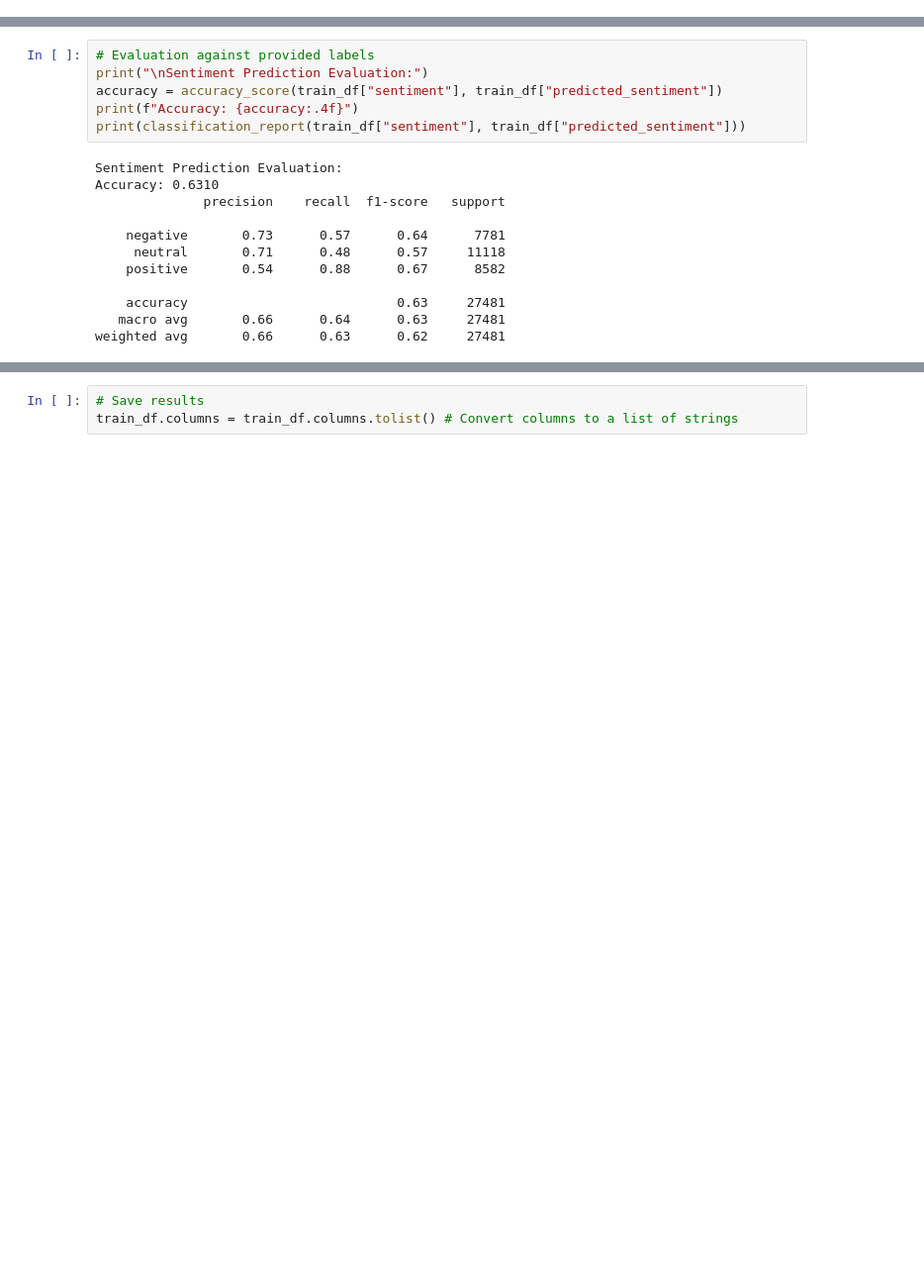
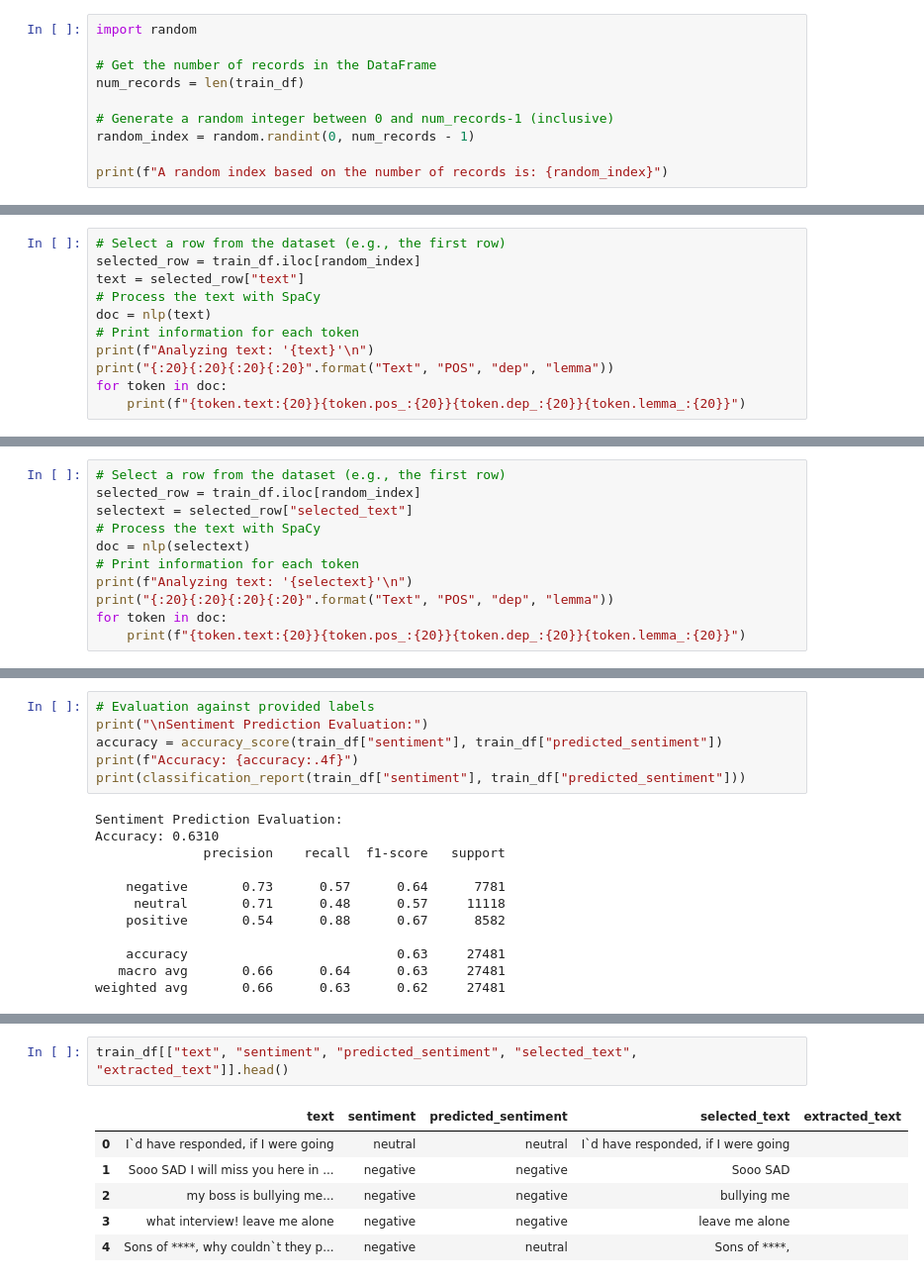
Before and after one commit to mauriciogupi/icesi-nlp, a Jupyter notebook: Sesion1/8-practice.ipynb, the cells around one changed output, grey strips where cells are left out. Shown: that part at 99% size. Drawn from its saved outputs; the diff is of its cells as text; blank space fills up the shorter version.

```diff
--- a/Sesion1/8-practice.ipynb
+++ b/Sesion1/8-practice.ipynb
@@ -139,0 +158,10 @@ Total number of tokens in the dataset: 354572
+# %%
+import random
+
+# Get the number of records in the DataFrame
+num_records = len(train_df)
+
+# Generate a random integer between 0 and num_records-1 (inclusive)
+random_index = random.randint(0, num_records - 1)
+
+print(f"A random index based on the number of records is: {random_index}")
@@ -139,0 +170,11 @@ Total number of tokens in the dataset: 354572
+# %%
+# Select a row from the dataset (e.g., the first row)
+selected_row = train_df.iloc[random_index]
+text = selected_row["text"]
+# Process the text with SpaCy
+doc = nlp(text)
+# Print information for each token
+print(f"Analyzing text: '{text}'\n")
+print("{:20}{:20}{:20}{:20}".format("Text", "POS", "dep", "lemma"))
+for token in doc:
+    print(f"{token.text:{20}}{token.pos_:{20}}{token.dep_:{20}}{token.lemma_:{20}}")
@@ -139,0 +191,11 @@ Total number of tokens in the dataset: 354572
+# %%
+# Select a row from the dataset (e.g., the first row)
+selected_row = train_df.iloc[random_index]
+selectext = selected_row["selected_text"]
+# Process the text with SpaCy
+doc = nlp(selectext)
+# Print information for each token
+print(f"Analyzing text: '{selectext}'\n")
+print("{:20}{:20}{:20}{:20}".format("Text", "POS", "dep", "lemma"))
+for token in doc:
+    print(f"{token.text:{20}}{token.pos_:{20}}{token.dep_:{20}}{token.lemma_:{20}}")
@@ -249,7 +335,13 @@ Sample Results with Extracted Justification:
 2            negative                          bullying me
 3            negative                       leave me alone
 4             neutral                        Sons of ****,
-# %%
-# Save results
-train_df.columns = train_df.columns.tolist() # Convert columns to a list of strings
+# %%
+train_df[["text", "sentiment", "predicted_sentiment", "selected_text", "extracted_text"]].head()
+# %% [output]
+|  | text | sentiment | predicted_sentiment | selected_text | extracted_text |
+| 0 | I`d have responded, if I were going | neutral | neutral | I`d have responded, if I were going |  |
+| 1 | Sooo SAD I will miss you here in ... | negative | negative | Sooo SAD |  |
+| 2 | my boss is bullying me... | negative | negative | bullying me |  |
+| 3 | what interview! leave me alone | negative | negative | leave me alone |  |
+| 4 | Sons of ****, why couldn`t they p... | negative | neutral | Sons of ****, |  |
 # %%
```
Also changed, not shown: parts of 17 cells of this notebook.
